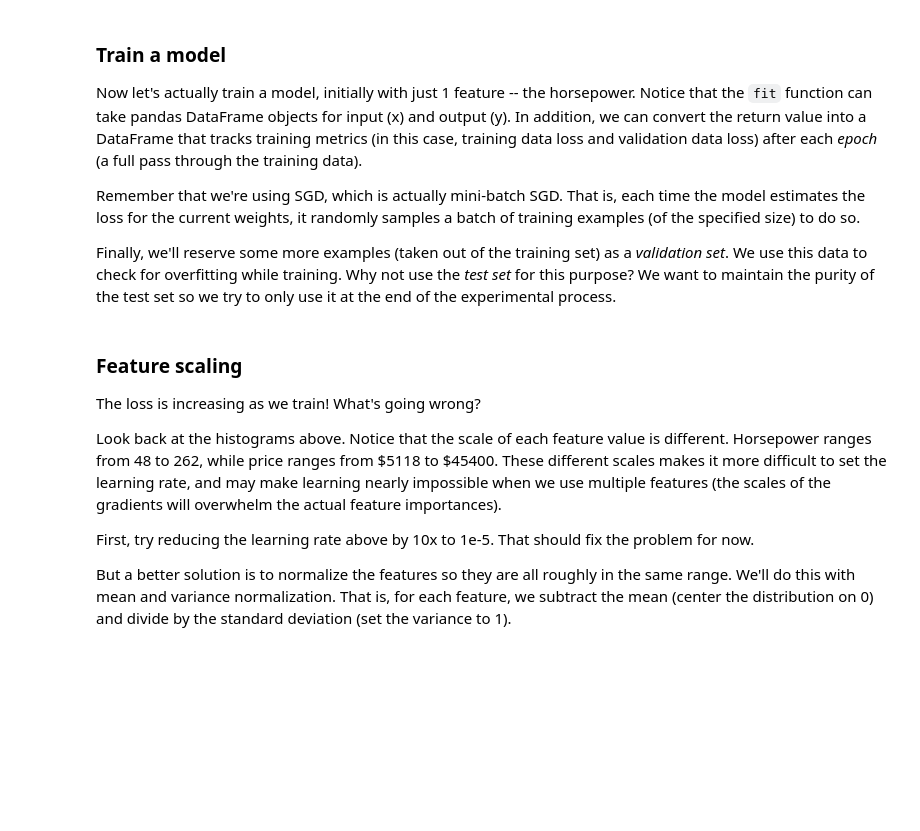
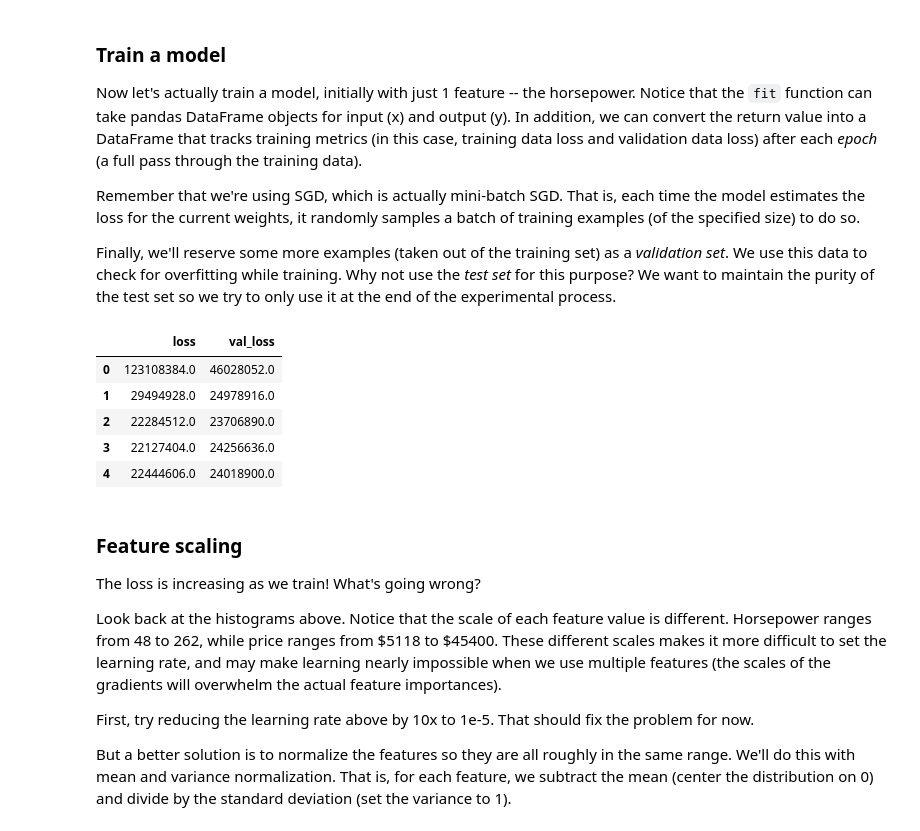
Before and after one commit to davidsolow/w207_applied_machine_learning, a Jupyter notebook: Homeworks/03 Linear Regression with Tensorflow.ipynb, the cells around one changed output. Drawn from its saved outputs; the diff is of its cells as text; code cells hidden in the pictures; blank space fills up the shorter version.

```diff
--- a/Homeworks/03 Linear Regression with Tensorflow.ipynb
+++ b/Homeworks/03 Linear Regression with Tensorflow.ipynb
@@ -255,21 +414,28 @@ Remember that we're using SGD, which is actually mini-batch SGD. That is, each t
 
 Finally, we'll reserve some more examples (taken out of the training set) as a *validation set*. We use this data to check for overfitting while training. Why not use the *test set* for this purpose? We want to maintain the purity of the test set so we try to only use it at the end of the experimental process.
 # %%
-model = build_model(num_features=1, learning_rate=0.0001)
+model = build_model(num_features=1, learning_rate=0.00001)
 
 history = model.fit(
   x = car_train_features[['horsepower']],
   y = car_train_labels,
   validation_split=0.1,  # use 10% of the examples as a validation set
   epochs=5,
   batch_size=32,
   verbose=0)
 
 # Convert the return value into a DataFrame so we can see the loss after each
 # epoch. The history includes training data loss ('loss') and validation data
 # loss ('val_loss').
 history = pd.DataFrame(history.history)
 display(history)
+# %% [output]
+|  | loss | val_loss |
+| 0 | 123108384.0 | 46028052.0 |
+| 1 | 29494928.0 | 24978916.0 |
+| 2 | 22284512.0 | 23706890.0 |
+| 3 | 22127404.0 | 24256636.0 |
+| 4 | 22444606.0 | 24018900.0 |
 # %% [markdown]
 ### Feature scaling
 The loss is increasing as we train! What's going wrong?
```
Also changed, not shown: parts of 26 cells of this notebook, 1 other file.
